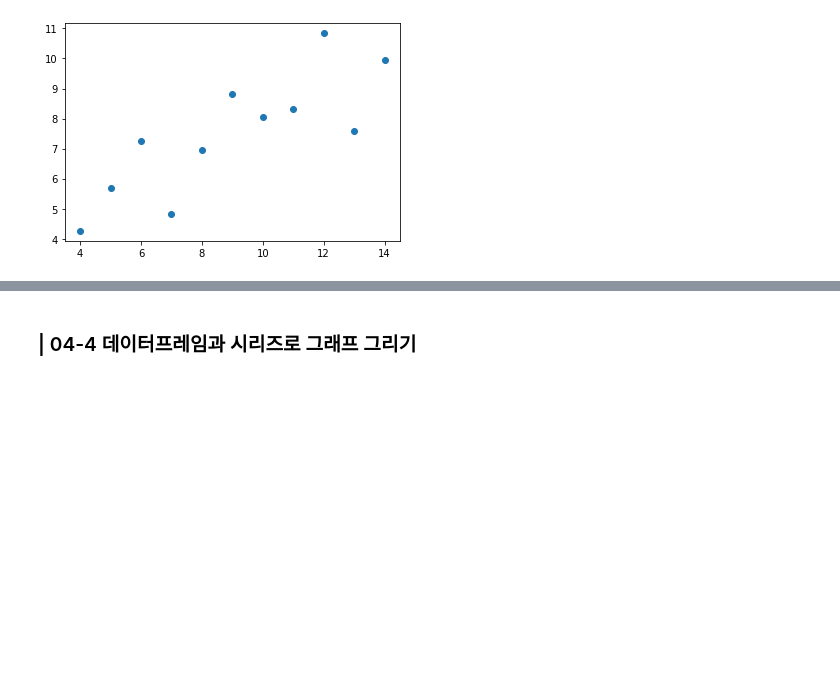
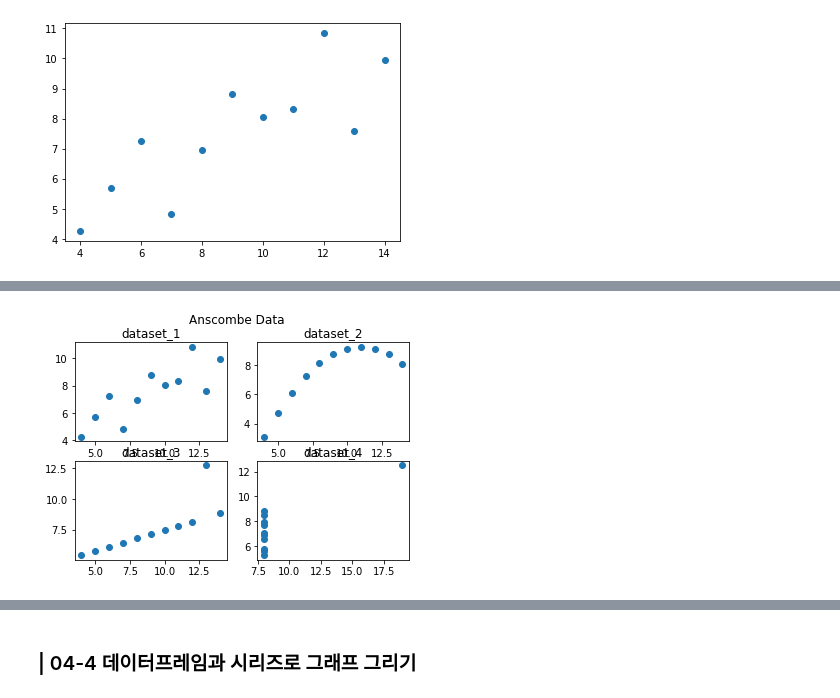
Before and after one commit to Dkepffl/2022-1-ESAA, a Jupyter notebook: Assignment/Assignment0325.ipynb, the cells around one changed output, grey strips where cells are left out. Cells and saved outputs as stored; diff of their text form; code cells hidden in the pictures; blank space fills up the shorter version.

```diff
--- a/Assignment/Assignment0325.ipynb
+++ b/Assignment/Assignment0325.ipynb
@@ -75,0 +114,6 @@ plt.plot(dataset_1['x'], dataset_1['y'], 'o') # 세 번째 인자를 o로 설정
+# %%
+# 6.기본 틀(fig))에 제목 추가
+fig.suptitle("Anscombe Data")
+fig
+# %% [output]
+[figure, added]
```
Also changed, not shown: parts of 46 cells of this notebook.
